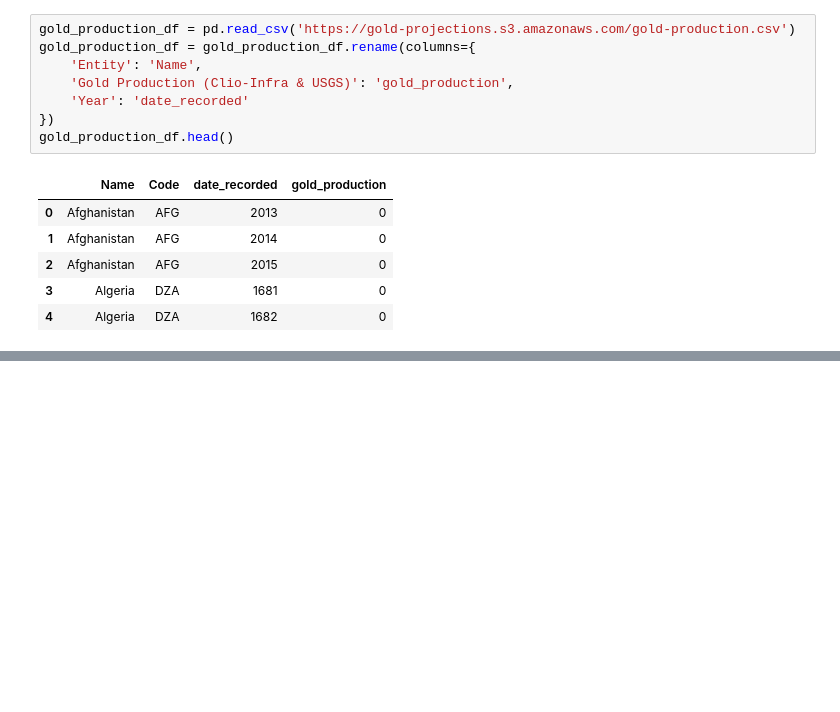
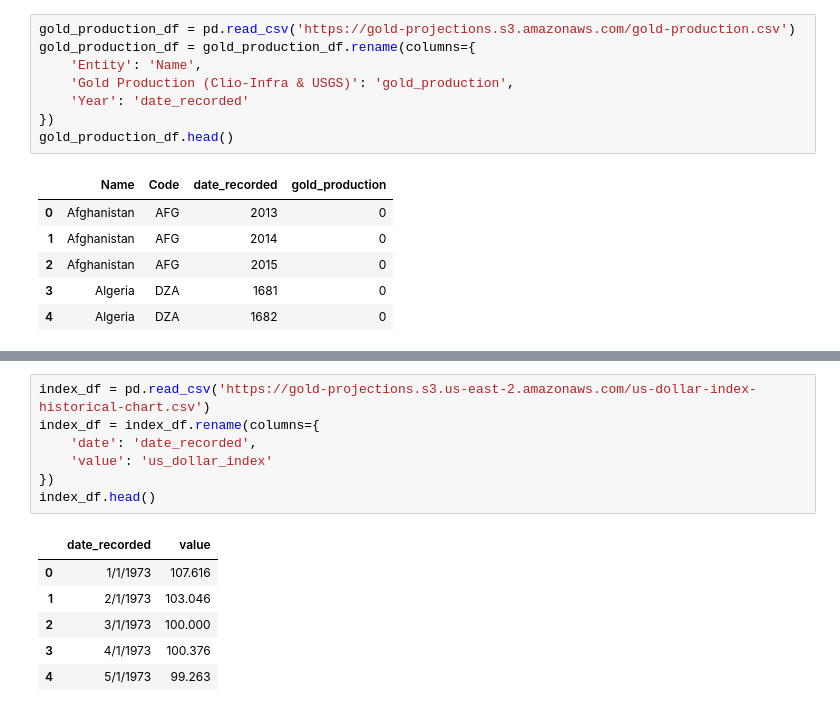
Before and after one commit to cjvilla/Gold-Projections, a Jupyter notebook: Code/clean_renaming_data.ipynb, the cells around one changed output, grey strips where cells are left out. Drawn from its saved outputs; the diff is of its cells as text; blank space fills up the shorter version.

```diff
--- a/Code/clean_renaming_data.ipynb
+++ b/Code/clean_renaming_data.ipynb
@@ -93,0 +102,14 @@ gold_production_df['Name'] = gold_production_df['Name'].replace({'South Africa':
+# %%
+index_df = pd.read_csv('https://gold-projections.s3.us-east-2.amazonaws.com/us-dollar-index-historical-chart.csv')
+index_df = index_df.rename(columns={
+    'date': 'date_recorded',
+    'value': 'us_dollar_index'
+})
+index_df.head()
+# %% [output]
+|  | date_recorded | value |
+| 0 | 1/1/1973 | 107.616 |
+| 1 | 2/1/1973 | 103.046 |
+| 2 | 3/1/1973 | 100.000 |
+| 3 | 4/1/1973 | 100.376 |
+| 4 | 5/1/1973 | 99.263 |
```
Also changed, not shown: parts of 5 cells of this notebook.
